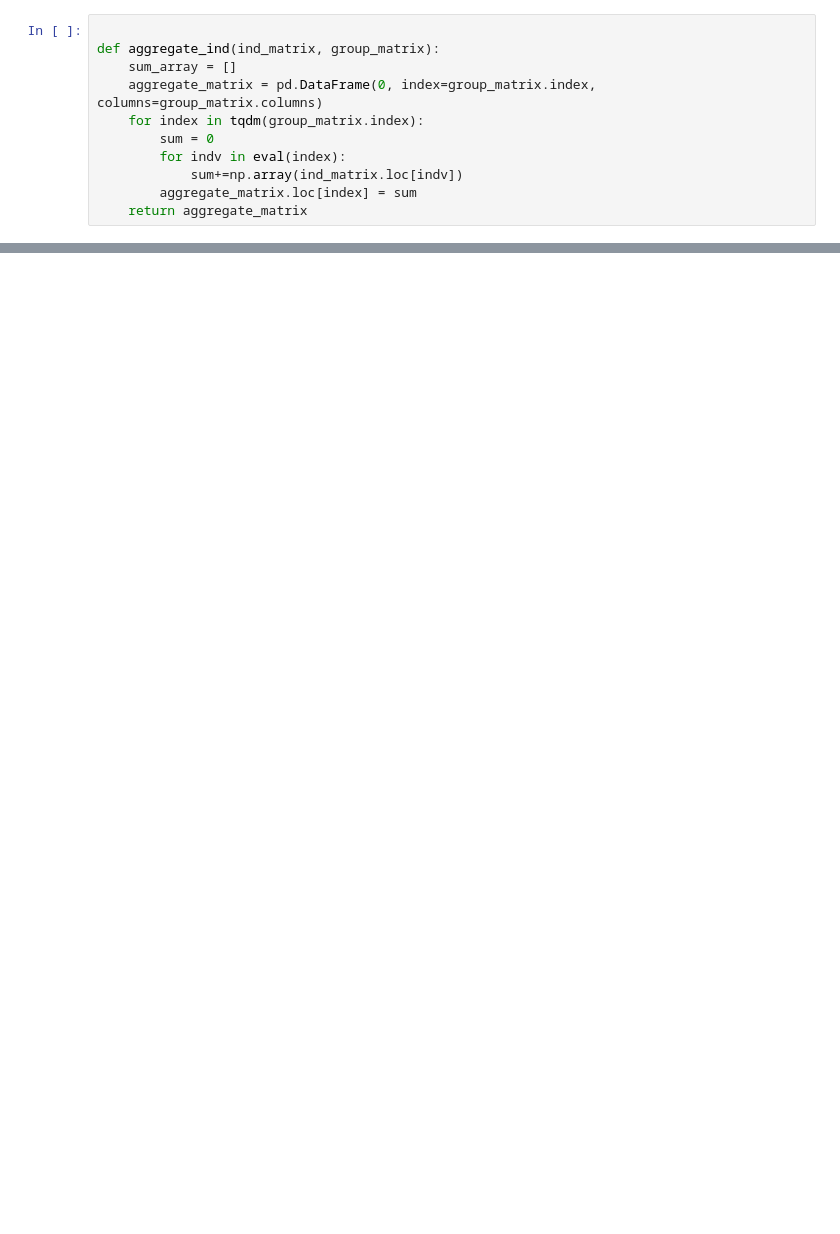
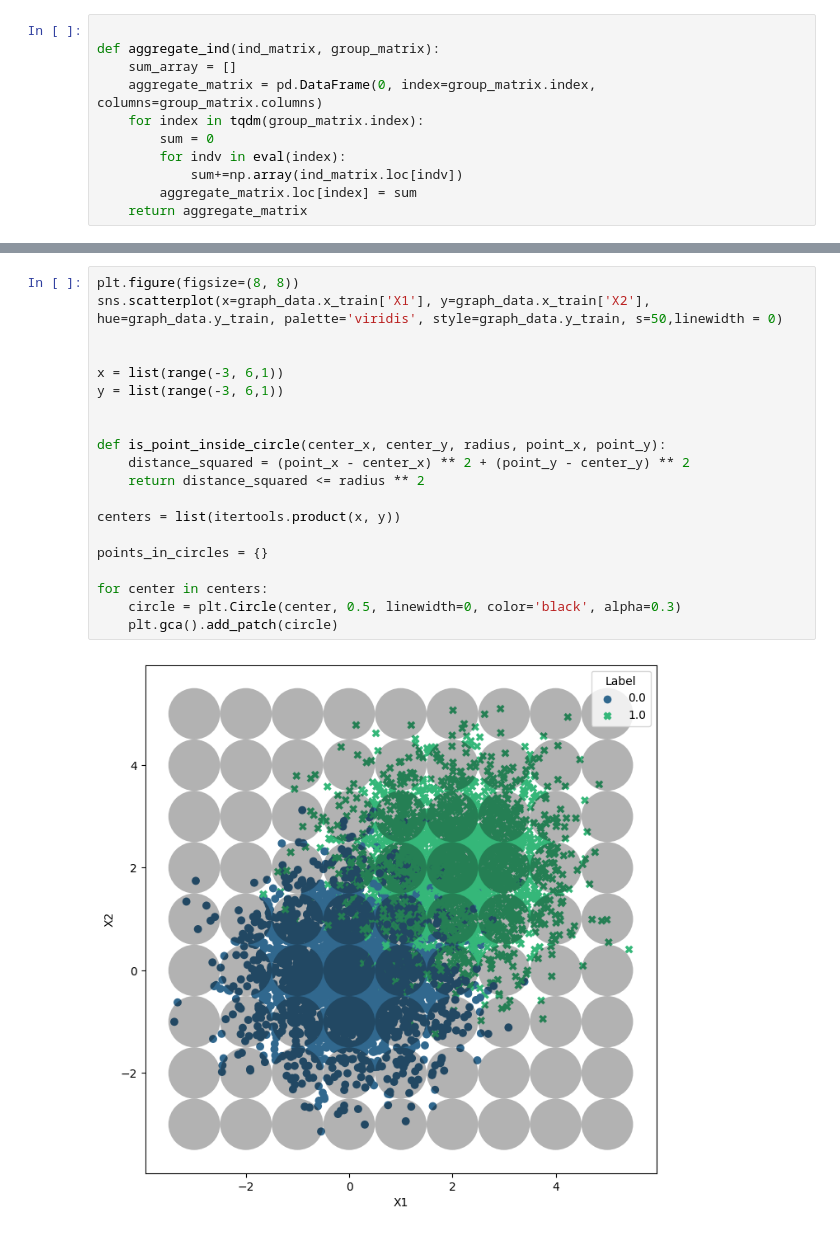
Before and after one commit to MurphLaws/Exp, a Jupyter notebook: scatter_ECDF.ipynb, the cells around one changed output, grey strips where cells are left out. Drawn from its saved outputs; the diff is of its cells as text; blank space fills up the shorter version.

```diff
--- a/scatter_ECDF.ipynb
+++ b/scatter_ECDF.ipynb
@@ -658,0 +658,22 @@ Statistically significant in rows count: 1.0
+# %%
+plt.figure(figsize=(8, 8))
+sns.scatterplot(x=graph_data.x_train['X1'], y=graph_data.x_train['X2'], hue=graph_data.y_train, palette='viridis', style=graph_data.y_train, s=50,linewidth = 0)
+
+
+x = list(range(-3, 6,1))
+y = list(range(-3, 6,1))
+
+
+def is_point_inside_circle(center_x, center_y, radius, point_x, point_y):
+    distance_squared = (point_x - center_x) ** 2 + (point_y - center_y) ** 2
+    return distance_squared <= radius ** 2
+
+centers = list(itertools.product(x, y))
+
+points_in_circles = {}
+
+for center in centers:
+    circle = plt.Circle(center, 0.5, linewidth=0, color='black', alpha=0.3)
+    plt.gca().add_patch(circle)
+# %% [output]
+[figure, added]
```
Also changed, not shown: parts of 8 cells of this notebook.
